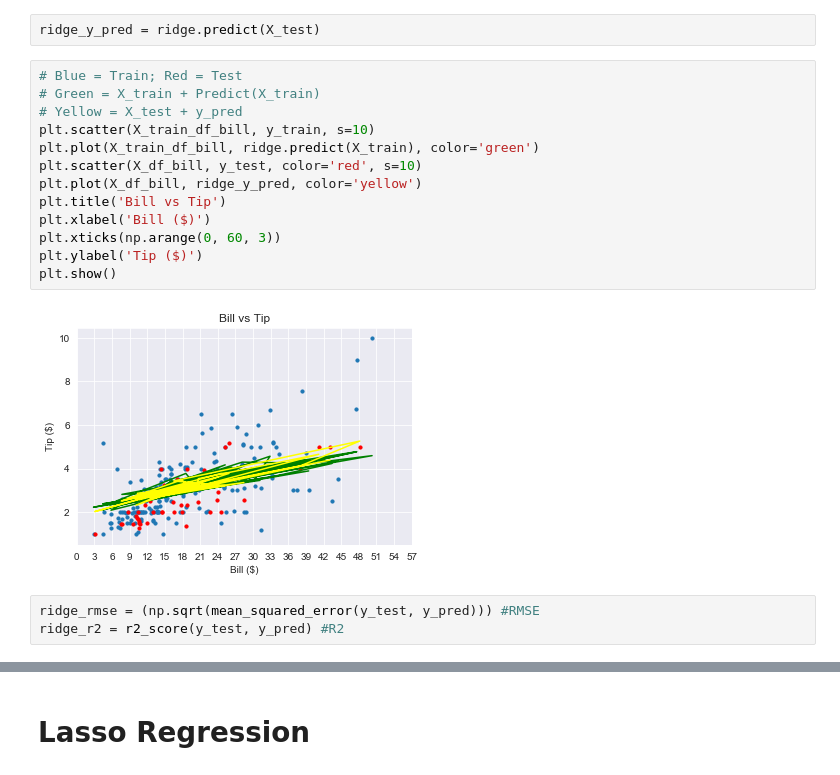
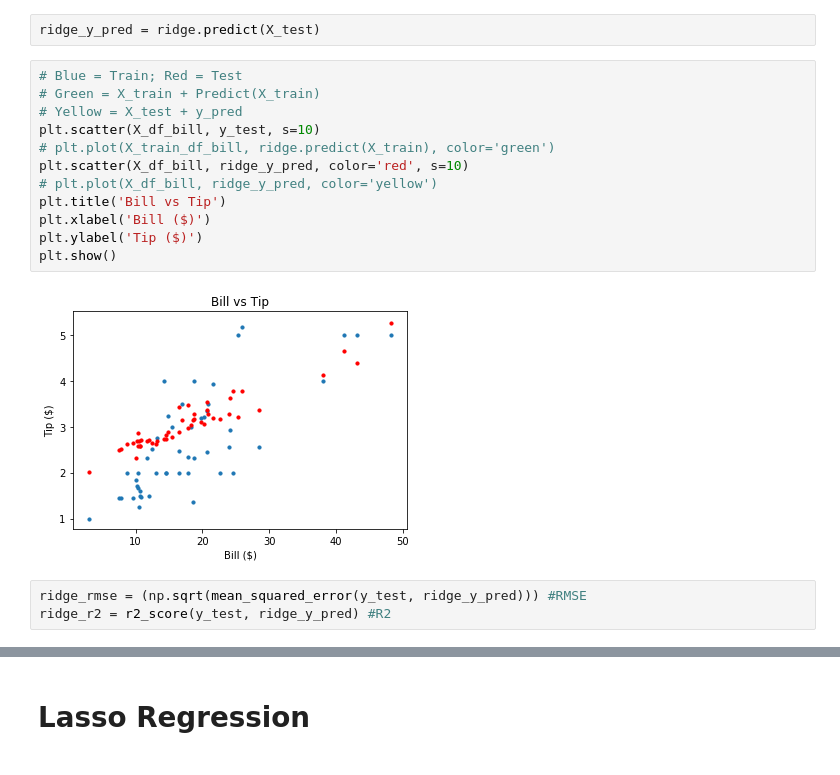
Before and after one commit to velitchko/machine-learning, a Jupyter notebook: assignment_1/Waiter's Tips.ipynb, the cells around one changed output, grey strips where cells are left out. Saved outputs shown, nothing was run; the diff lists cells and outputs as text.

```diff
--- a/assignment_1/Waiter's Tips.ipynb
+++ b/assignment_1/Waiter's Tips.ipynb
@@ -219,21 +218,20 @@ ridge_y_pred = ridge.predict(X_test)
 # %%
 # Blue = Train; Red = Test
 # Green = X_train + Predict(X_train)
 # Yellow = X_test + y_pred
-plt.scatter(X_train_df_bill, y_train, s=10)
-plt.plot(X_train_df_bill, ridge.predict(X_train), color='green')
-plt.scatter(X_df_bill, y_test, color='red', s=10)
-plt.plot(X_df_bill, ridge_y_pred, color='yellow')
+plt.scatter(X_df_bill, y_test, s=10)
+# plt.plot(X_train_df_bill, ridge.predict(X_train), color='green')
+plt.scatter(X_df_bill, ridge_y_pred, color='red', s=10)
+# plt.plot(X_df_bill, ridge_y_pred, color='yellow')
 plt.title('Bill vs Tip')
 plt.xlabel('Bill ($)')
-plt.xticks(np.arange(0, 60, 3))
 plt.ylabel('Tip ($)')
 plt.show()
 # %% [output]
-[figure, old version]
+[figure, new version]
 # %%
-ridge_rmse = (np.sqrt(mean_squared_error(y_test, y_pred))) #RMSE
-ridge_r2 = r2_score(y_test, y_pred) #R2
+ridge_rmse = (np.sqrt(mean_squared_error(y_test, ridge_y_pred))) #RMSE
+ridge_r2 = r2_score(y_test, ridge_y_pred) #R2
 # %%
 ridge_rmse
 # %% [output]
```
Also changed, not shown: parts of 49 cells of this notebook.
